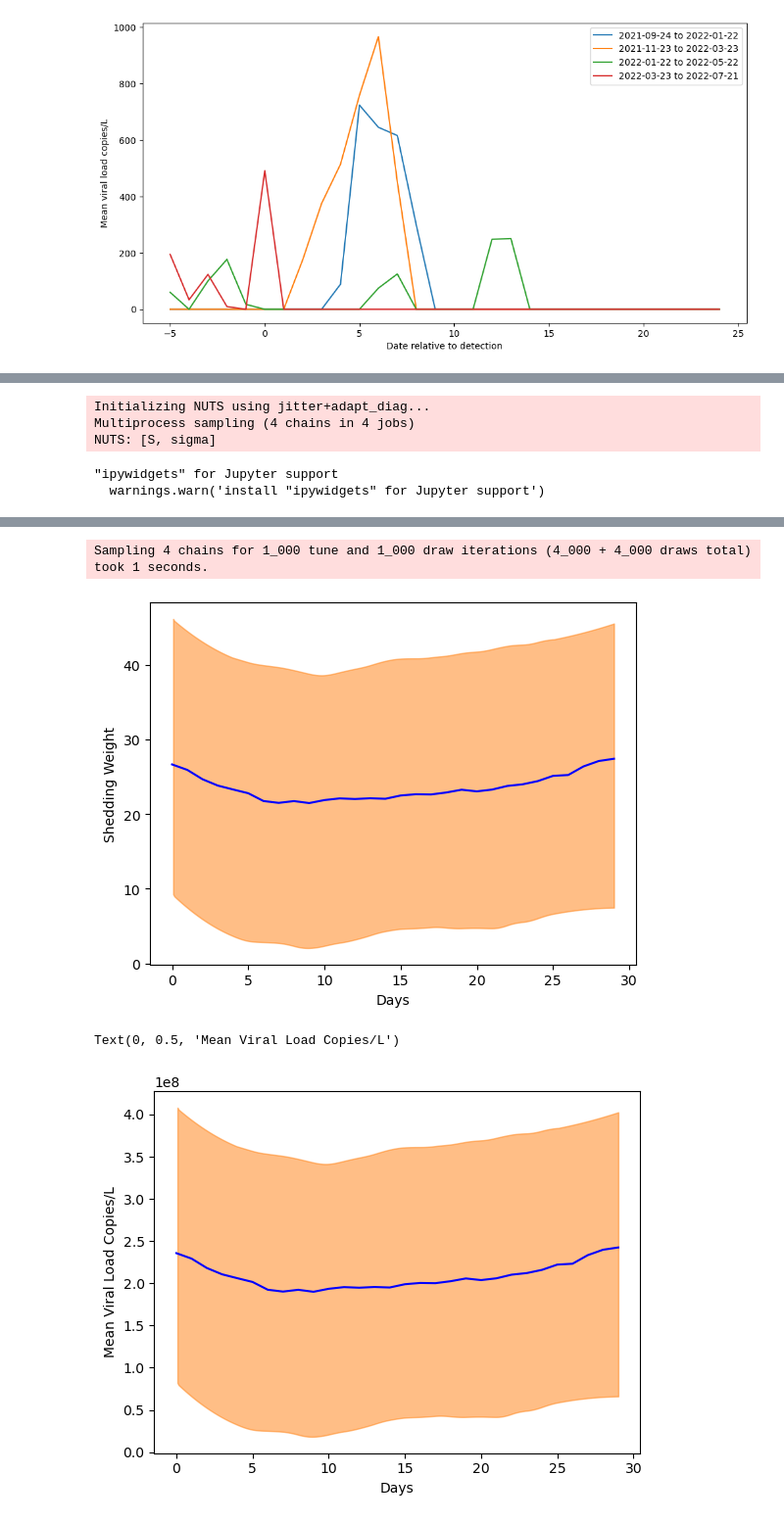
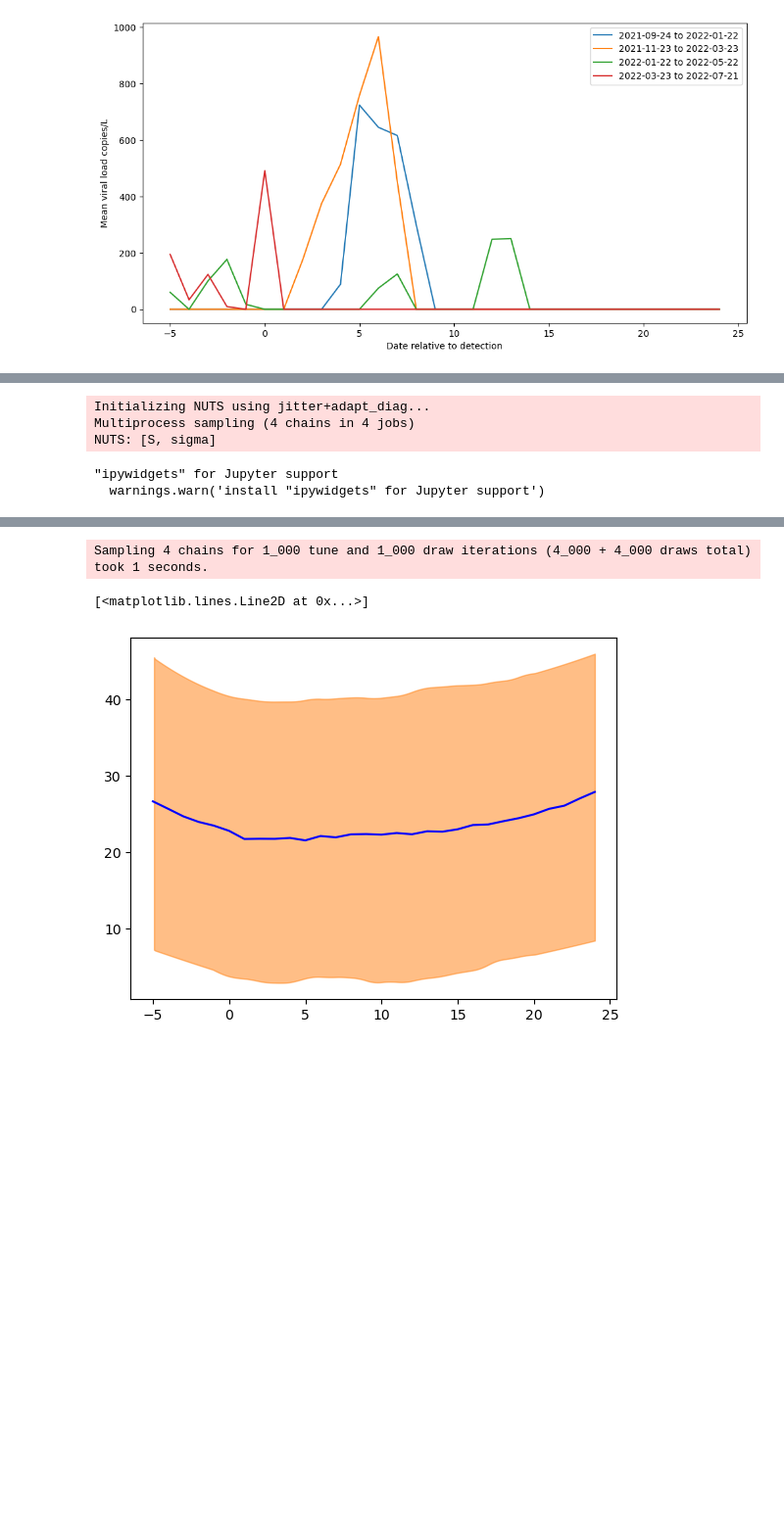
Before and after one commit to elizabethmurphy24/Wastewater-Surveillence, a Jupyter notebook: shedding.ipynb, the cells around one changed output, grey strips where cells are left out. Shown at 98% size. Cells and saved outputs as stored; diff of their text form; code cells hidden in the pictures; blank space fills up the shorter version.

```diff
--- a/shedding.ipynb
+++ b/shedding.ipynb
@@ -679,25 +755,20 @@ Text(0, 0.5, 'Mean Viral Load Copies/L')
 # Gamma distribution
 with pm.Model() as shedding_model:
     S = pm.HalfNormal("S", sigma=10, shape=N)
-    alpha = pm.HalfNormal("alpha", sigma=10)
-    beta = pm.math.dot(X, S)
-    beta = alpha / mu
-    Y_obs = pm.Gamma("Y_obs", alpha=alpha, beta=beta, observed=Y)
+    mu = pm.math.dot(X, S)
+    sigma = pm.HalfNormal("sigma", sigma=10)
+    Y_obs = pm.Gamma("Y_obs", mu=mu, sigma=sigma, observed=Y)
     trace = pm.sample(1000, tune=1000, target_accept=0.9, return_inferencedata=True)
 
-
-az.plot_hdi(np.arange(N), trace.posterior["S"].values, hdi_prob=0.95)
-plt.plot(trace.posterior["S"].values.mean(axis=(0, 1)), color="blue", label="Mean Shedding Kernel")
-plt.xlabel("Days")
-plt.ylabel("Shedding Weight")
-plt.show()
-
+az.plot_hdi(lags, trace.posterior["S"].values, hdi_prob=0.95)
+plt.plot(lags, trace.posterior["S"].values.mean(axis=(0, 1)), color="blue")
+plt.xlabel("Days before detection")
 
 # scale the shedding kernel to plot it on the "Mean viral load copies/L" scale
-scaled = trace.posterior["S"].values * cdf['Mean viral gene copies/L'].mean()
+# scaled = trace.posterior["S"].values * cdf['Mean viral gene copies/L'].mean()
 
-az.plot_hdi(np.arange(N), scaled, hdi_prob=0.95)
-plt.plot(scaled.mean(axis=(0, 1)), color="blue")
-plt.xlabel("Days")
-plt.ylabel("Mean Viral Load Copies/L")
+# az.plot_hdi(np.arange(N), scaled, hdi_prob=0.95)
+# plt.plot(scaled.mean(axis=(0, 1)), color="blue")
+# plt.xlabel("Days")
+# plt.ylabel("Mean Viral Load Copies/L")
 # %% [output]
@@ -706,35 +785,30 @@ This can happen when mixing variables from different models, or when CustomDist
 # %%
 # lognormal distribution
 with pm.Model() as shedding_model:
     S = pm.HalfNormal("S", sigma=10, shape=N)
     sigma = pm.HalfNormal("sigma", sigma=1)
     mu = pm.math.dot(X, S)
     Y_obs = pm.Lognormal("Y_obs", mu=pm.math.log(mu), sigma=sigma, observed=Y)
     trace = pm.sample(1000, tune=1000, target_accept=0.9, return_inferencedata=True)
 
-
-az.plot_hdi(np.arange(N), trace.posterior["S"].values, hdi_prob=0.95)
-plt.plot(trace.posterior["S"].values.mean(axis=(0, 1)), color="blue", label="Mean Shedding Kernel")
-plt.xlabel("Days")
-plt.ylabel("Shedding Weight")
-plt.show()
+az.plot_hdi(lags, trace.posterior["S"].values, hdi_prob=0.95)
+plt.plot(lags, trace.posterior["S"].values.mean(axis=(0, 1)), color="blue")
 
 
 # scale the shedding kernel to plot it on the "Mean viral load copies/L" scale
-scaled = trace.posterior["S"].values * cdf['Mean viral gene copies/L'].mean()
+# scaled = trace.posterior["S"].values * cdf['Mean viral gene copies/L'].mean()
 
-az.plot_hdi(np.arange(N), scaled, hdi_prob=0.95)
-plt.plot(scaled.mean(axis=(0, 1)), color="blue")
-plt.xlabel("Days")
-plt.ylabel("Mean Viral Load Copies/L")
+# az.plot_hdi(np.arange(N), scaled, hdi_prob=0.95)
+# plt.plot(scaled.mean(axis=(0, 1)), color="blue")
+# plt.xlabel("Days")
+# plt.ylabel("Mean Viral Load Copies/L")
 # %% [output]
 Initializing NUTS using jitter+adapt_diag...
 Multiprocess sampling (4 chains in 4 jobs)
 NUTS: [S, sigma]
 "ipywidgets" for Jupyter support
   warnings.warn('install "ipywidgets" for Jupyter support')
 [interactive output not drawn]
 Sampling 4 chains for 1_000 tune and 1_000 draw iterations (4_000 + 4_000 draws total) took 1 seconds.
+[<matplotlib.lines.Line2D at 0x...>]
-[figure, old version]
+[figure, new version]
-Text(0, 0.5, 'Mean Viral Load Copies/L')
-[figure, removed]
```
Also changed, not shown: parts of 7 cells of this notebook.
